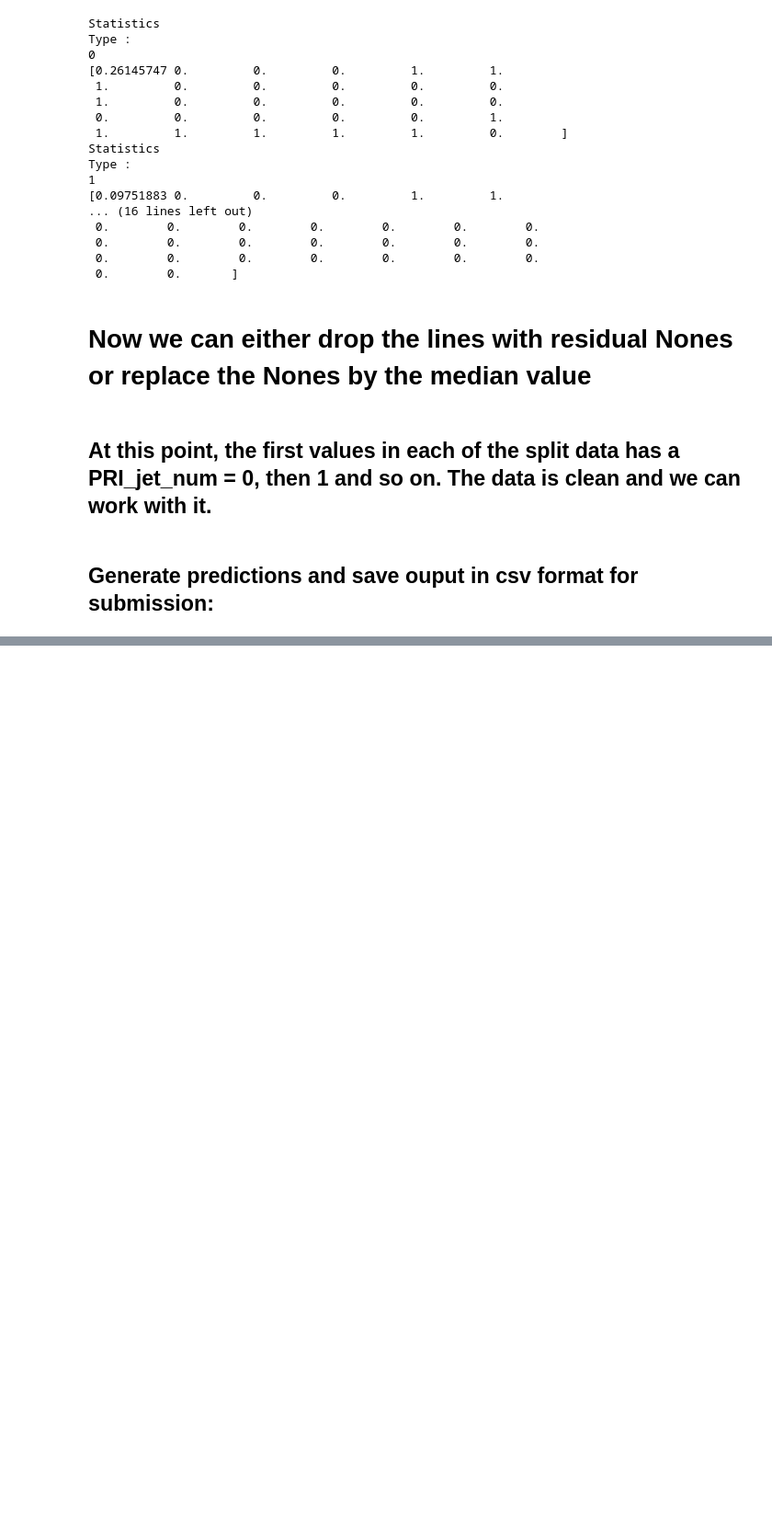
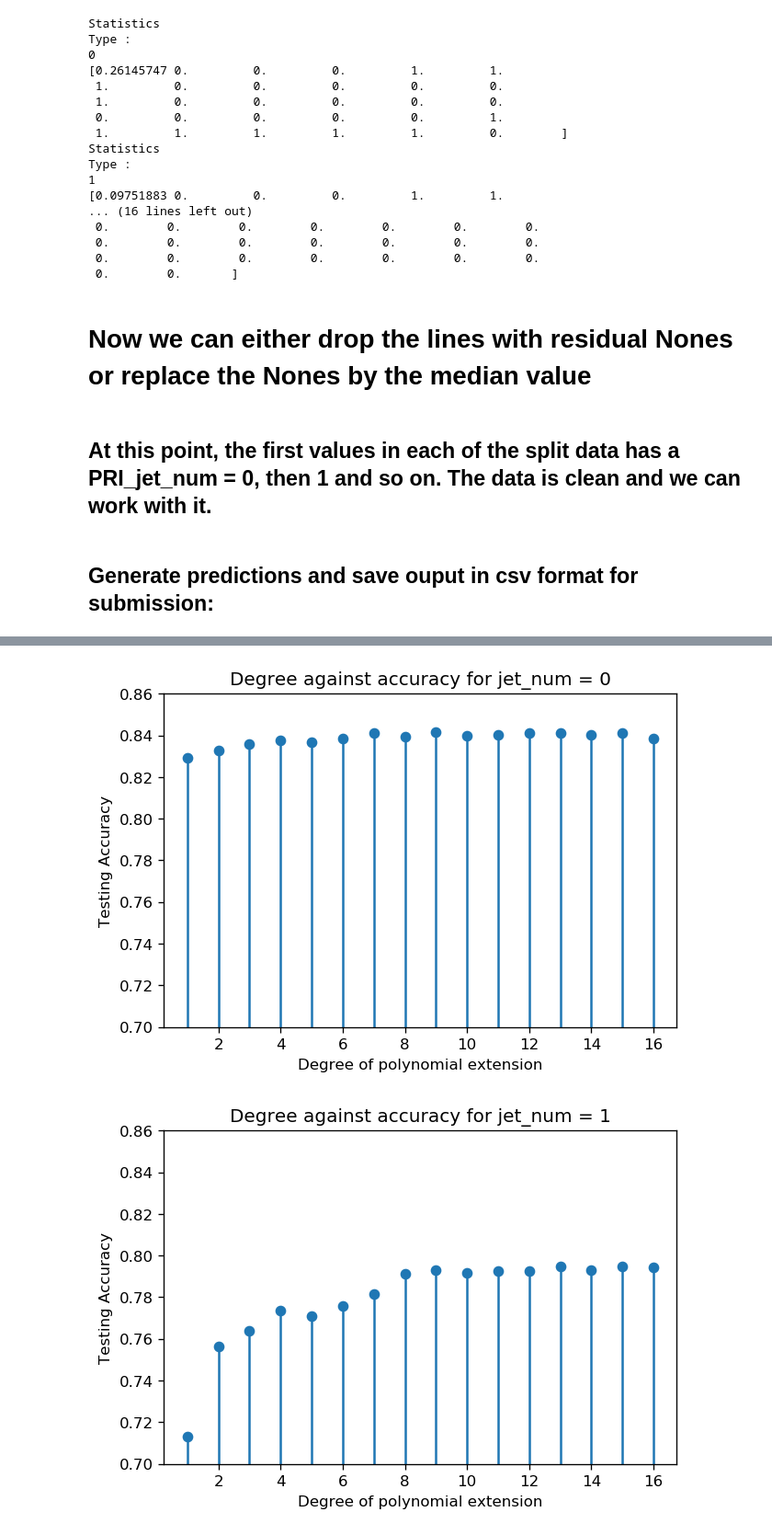
Before and after one commit to simon-perriard/ML_course_project1, a Jupyter notebook: scripts/project1.ipynb, the cells around one changed output, grey strips where cells are left out. Shown at 92% size. Drawn from its saved outputs; the diff is of its cells as text; code cells hidden in the pictures; blank space fills up the shorter version.

Commit message:
Added graphs generation, corrected logistic

```diff
--- a/scripts/project1.ipynb
+++ b/scripts/project1.ipynb
@@ -74,13 +75,13 @@ split_x_with_median_with_momentum = add_momentum_vector(split_x_with_median)
 #split_x_drop_lines, split_y_dropped_split_indexes_dropped = dropLineIfNone(split_x_cleaned_test, _, split_ids_test)
 
 #degrees for polynomial feature expension
-degrees = [1,2,3,4,5,6,7,8,9,10,11,12,13]
+degrees = [1,2,3,4,5,6,7,8,9,10,11,12,13,14,15,16]
 
 y_res = []
 
 acc = []
 
-
+plot_data_per_jetnum = []
 
 
 for i in range(len(cleaned_with_median)):
@@ -88,8 +89,8 @@ for i in range(len(cleaned_with_median)):
 
 
     #training: chose either cross calidation or cross validation for logistic regression with regularization
-    #w_star, d, accuracy, training_set = crossValidation_with_loss(cleaned_with_median[i], split_y[i], 0.98, degrees ,6)
-    w_star, d, accuracy, training_set = crossValidationForLogistic_reg_with_loss(cleaned_with_median[i], split_y[i], 0.9, degrees ,6)
+    #w_star, d, accuracy, training_set, plot_data = crossValidation(cleaned_with_median[i], split_y[i], 0.98, degrees ,6)
+    w_star, d, accuracy, training_set, plot_data = crossValidationForLogistic_reg_with_loss(cleaned_with_median[i], split_y[i], 0.9, degrees ,6)
 
 
     #polynomial feature expension and normalization using the training data
@@ -111,6 +112,7 @@ for i in range(len(cleaned_with_median)):
 
 
     acc.append(accuracy)
+    plot_data_per_jetnum.append(plot_data)
 
 print("Accuracy per jet nbr: \n")
 print(acc)
@@ -134,0 +137,30 @@ lambda=0.10010,degree=10, gamma=0.31000, Training Loss=inf, Testing Loss=-217532
+# %%
+from mpl_toolkits.mplot3d import Axes3D
+import matplotlib.pyplot as plt
+from matplotlib import cm
+from matplotlib.ticker import LinearLocator, FormatStrFormatter
+
+for i in range(len(plot_data_per_jetnum)):
+    jet_num = plot_data_per_jetnum[i]
+
+
+
+    X = np.array([x[0] for x in jet_num])
+    Y = np.array([x[1] for x in jet_num])
+    Z = np.array([x[3] for x in jet_num])
+
+
+    plt.figure(dpi=120)
+    plt.title('Degree against accuracy for jet_num = %d' %i)
+    plt.xlabel('Degree of polynomial extension')
+    plt.ylabel('Testing Accuracy')
+
+    axes = plt.gca()
+    axes.set_ylim([0.7,0.86])
+
+    plt.stem(Y, Z, use_line_collection=True, label="hello")
+    plt.savefig("cross_with_momentum_"+str(i))
+    plt.show()
+# %% [output]
+[figure, added]
+[figure, added]
```
Also changed, not shown: parts of 3 cells of this notebook, 11 other files.
